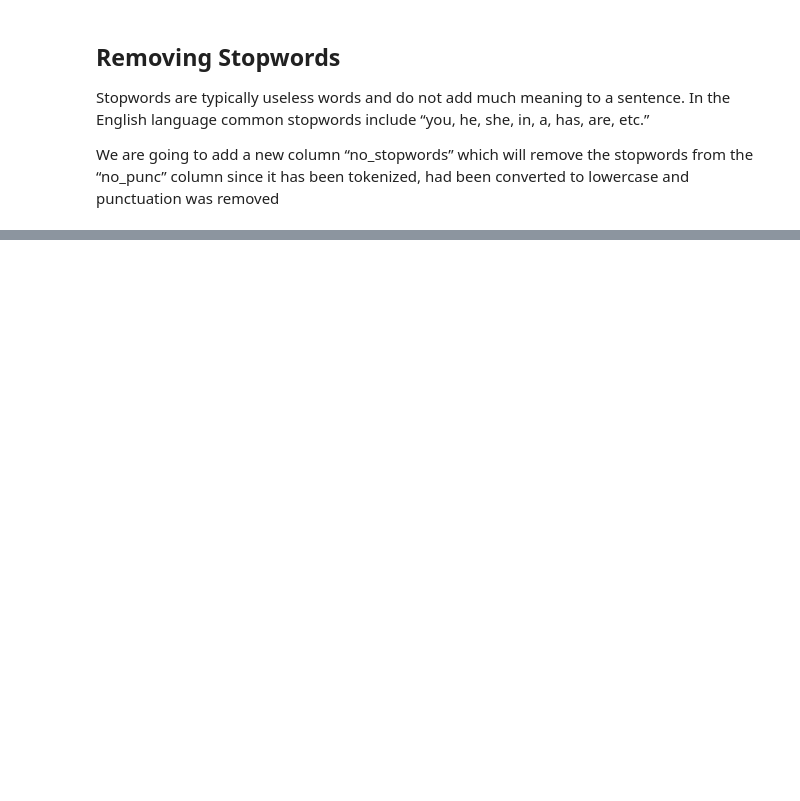
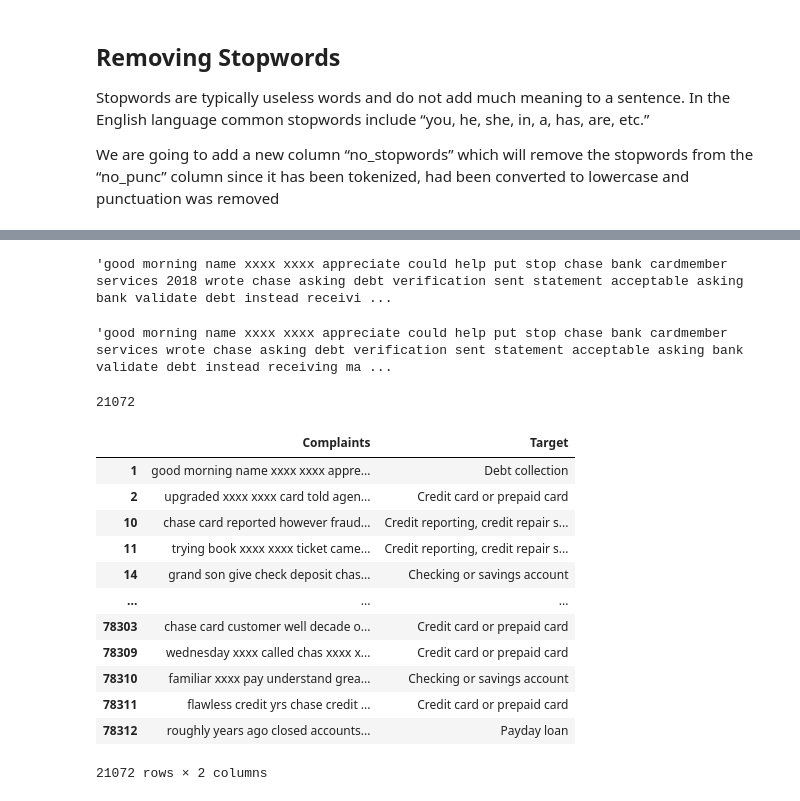
Before and after one commit to Mohd-Owais-Shaikh/IT-ticket-classification-using-LLM, a Jupyter notebook: Data_Cleaning.ipynb, the cells around one changed output, grey strips where cells are left out. Saved outputs shown, nothing was run; the diff lists cells and outputs as text; code cells hidden in the pictures; blank space fills up the shorter version.

```diff
--- a/Data_Cleaning.ipynb
+++ b/Data_Cleaning.ipynb
@@ -227,3 +255,39 @@ rws.head()
 | 10 | Credit reporting, credit repair s... | Chase Card was reported on XX/XX/... | [Chase, Card, was, reported, on, ... | [chase, card, was, reported, on, ... | [chase, card, was, reported, on, ... | [chase, card, reported, xx/xx/201... |
 | 11 | Credit reporting, credit repair s... | On XX/XX/2018, while trying to bo... | [On, XX/XX/2018, ,, while, trying... | [on, xx/xx/2018, ,, while, trying... | [on, xx/xx/2018, while, trying, t... | [xx/xx/2018, trying, book, xxxx, ... |
 | 14 | Checking or savings account | my grand son give me check for {$... | [my, grand, son, give, me, check,... | [my, grand, son, give, me, check,... | [my, grand, son, give, me, check,... | [grand, son, give, check, 1600.00... |
+# %%
+# Convert each list to a continuous string and create a new column
+rws['cleaned'] = rws['stopwords_removed'].apply(lambda row: ' '.join(row))
+
+# Print the updated DataFrame
+rws['cleaned'][1]
+# %% [output]
+'good morning name xxxx xxxx appreciate could help put stop chase bank cardmember services 2018 wrote chase asking debt verification sent statement acceptable asking bank validate debt instead receivi ...
+# %%
+from tqdm import tqdm
+from nltk.corpus import stopwords
+
+processed_body = []
+for i in tqdm(rws['cleaned']):
+    # print(i)
+    #Regular expression that removes all the html tags pressent in the body
+    i=re.sub('(<[\w\s]*/?>)'," ",i)
+    #Expanding all the contractions present in the body to is respective actual form
+    i=contractions.fix(i)
+    #Removing all the special charactesrs from the review text
+    i=re.sub('[^a-zA-Z0-9\s]+'," ",i)
+    #Removing all the digits present in the body text
+    i=re.sub('\d+'," ",i)
+    i=re.sub(' +', ' ', i)
+
+
+    #Making all the  text to be of lower case as well as remvoing the stopwords and words of length less than 3
+    processed_body.append(" ".join([j.lower().translate(str.maketrans('', '', string.punctuation)) for j in i.split() if len(j)>=3]))
+# %%
+processed_body[0]
+# %% [output]
+'good morning name xxxx xxxx appreciate could help put stop chase bank cardmember services wrote chase asking debt verification sent statement acceptable asking bank validate debt instead receiving ma ...
+# %%
+len(processed_body)
+# %% [output]
+21072
@@ -229,0 +296,16 @@ rws.head()
+# %%
+final_dataset
+# %% [output]
+|  | Complaints | Target |
+| 1 | good morning name xxxx xxxx appre... | Debt collection |
+| 2 | upgraded xxxx xxxx card told agen... | Credit card or prepaid card |
+| 10 | chase card reported however fraud... | Credit reporting, credit repair s... |
+| 11 | trying book xxxx xxxx ticket came... | Credit reporting, credit repair s... |
+| 14 | grand son give check deposit chas... | Checking or savings account |
+| ... | ... | ... |
+| 78303 | chase card customer well decade o... | Credit card or prepaid card |
+| 78309 | wednesday xxxx called chas xxxx x... | Credit card or prepaid card |
+| 78310 | familiar xxxx pay understand grea... | Checking or savings account |
+| 78311 | flawless credit yrs chase credit ... | Credit card or prepaid card |
+| 78312 | roughly years ago closed accounts... | Payday loan |
+21072 rows × 2 columns
```
Also changed, not shown: parts of 14 cells of this notebook.
